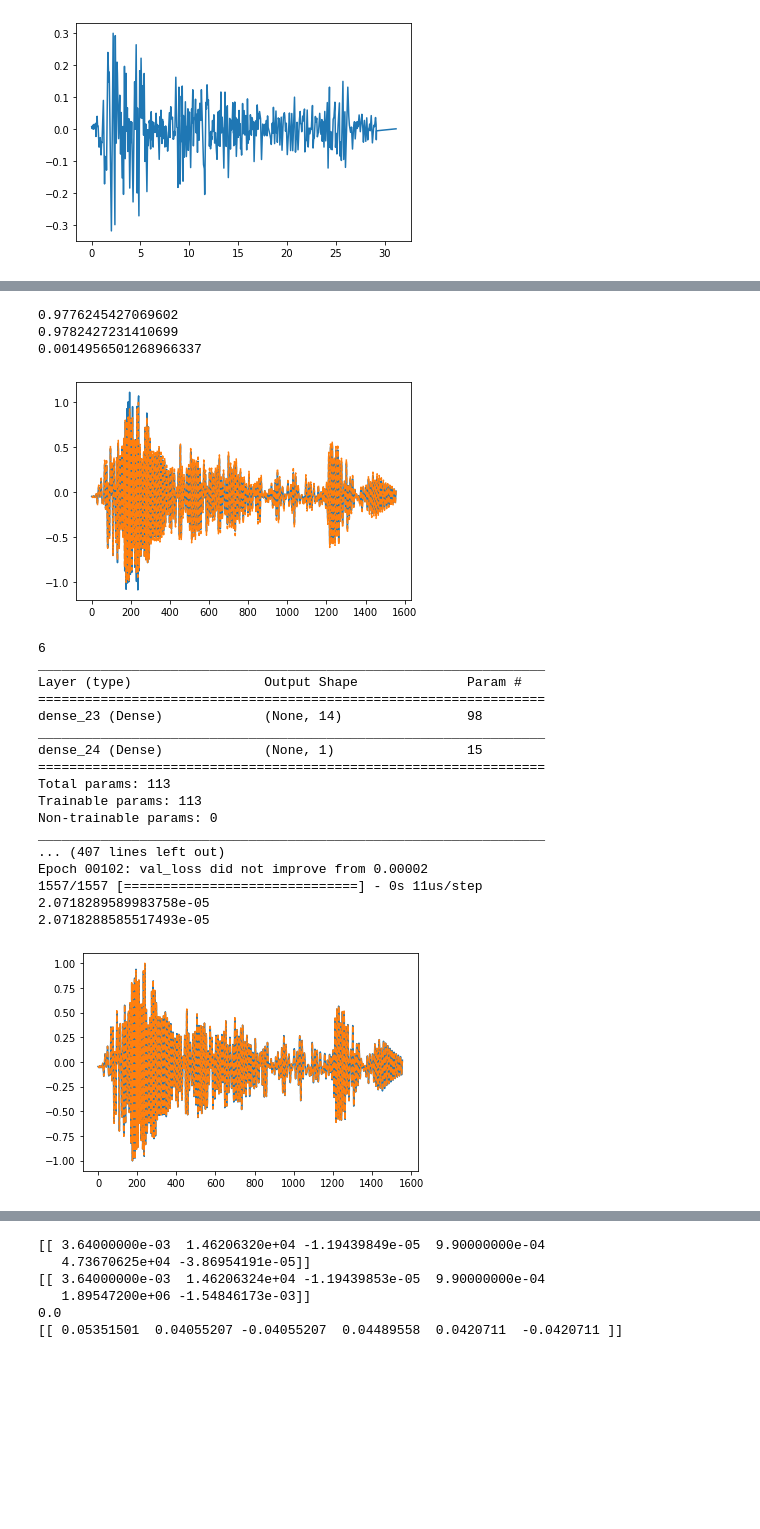
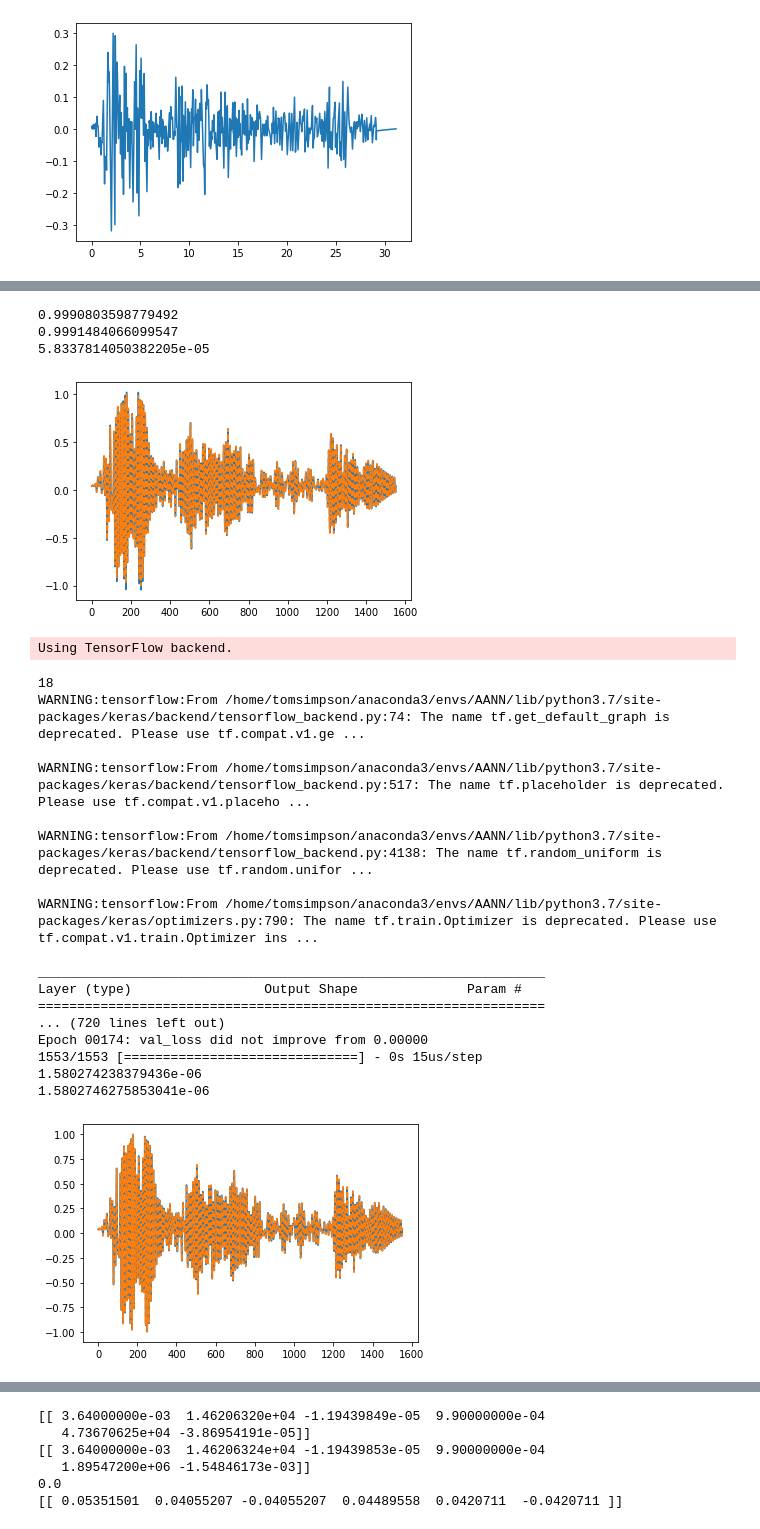
Before and after one commit to tomsimpson74/DynSub, a Jupyter notebook: DynSub_LSTM.ipynb, the cells around one changed output, grey strips where cells are left out. Cells and saved outputs as stored; diff of their text form; code cells hidden in the pictures; blank space fills up the shorter version.

```diff
--- a/DynSub_LSTM.ipynb
+++ b/DynSub_LSTM.ipynb
@@ -43,7 +42,7 @@ np.random.seed(1)
 k = (176.75+1224.1)*1e6
 m = 1.75e6
 c = 0.04*sqrt(k*m)
-knl = 50e12
+knl = 10e12
 #knl=0
 params=[k, c, m, knl, Ag, ts]
 
@@ -81,7 +80,7 @@ x_test = X[:,:]
 datasetTrain = np.concatenate((f_train,x_train),axis=1)
 datasetTest=np.concatenate((f_test,x_test),axis=1)
 
-def create_dataset(dataset, look_back=2):
+def create_dataset(dataset, look_back=6):
     X, Y = [], []
     for i in range(len(dataset)-look_back-1):
         a = dataset[i:(i+look_back), :]
@@ -124,61 +123,62 @@ plt.plot(x_test_norm,'--')
 from sklearn.metrics import mean_squared_error
 print(mean_squared_error(yy,x_test_norm))
 # %% [output]
-0.9776245427069602
-0.9782427231410699
-0.0014956501268966337
+0.9990803598779492
+0.9991484066099547
+5.8337814050382205e-05
-[figure, old version]
+[figure, new version]
 # %%
 from keras.models import Sequential
 from keras.layers import Dense
 from keras.callbacks import ModelCheckpoint, EarlyStopping
 from sklearn.preprocessing import normalize
 
 
 
 
 
-usualCallback = EarlyStopping(monitor='val_loss', min_delta=1e-10, patience = 50)
+usualCallback = EarlyStopping(monitor='val_loss', min_delta=1e-10, patience = 150)
 checkpoint = ModelCheckpoint('.mdl_wts.hdf5', verbose=1, monitor='val_loss',save_best_only=True, mode='auto')
 callbacks_list = [usualCallback, checkpoint]
 
 print(f_train.shape[1])
 
 nn = Sequential()
-nn.add(Dense(14,input_dim = f_train.shape[1], activation='tanh'))
+nn.add(Dense(22,input_dim = f_train.shape[1], activation='tanh'))
 nn.add(Dense(1,activation='linear'))
 nn.compile(loss='mean_squared_error', optimizer='adam')
 nn.summary()
 nn.load_weights('.mdl_wts.hdf5')
 nn.fit(f_train_norm,x_train_norm,validation_data=(f_test_norm,x_test_norm) ,epochs=2000, batch_size=64, callbacks=callbacks_list,shuffle=False)
 
 nn.load_weights('.mdl_wts.hdf5')
 print(nn.evaluate(f_test_norm,x_test_norm))
 
 yhat = nn.predict(f_test_norm)
 plt.plot(yhat)
 plt.plot(x_test_norm,'--')
 
 print(mean_squared_error(yhat,x_test_norm))
 # %% [output]
-6
-_________________________________________________________________
-Layer (type)                 Output Shape              Param #
-=================================================================
-dense_23 (Dense)             (None, 14)                98
-_________________________________________________________________
-dense_24 (Dense)             (None, 1)                 15
-=================================================================
-Total params: 113
-Trainable params: 113
-Non-trainable params: 0
-_________________________________________________________________
-... (407 lines left out)
-Epoch 00102: val_loss did not improve from 0.00002
-1557/1557 [==============================] - 0s 11us/step
-2.0718289589983758e-05
-2.0718288585517493e-05
+Using TensorFlow backend.
+18
+WARNING:tensorflow:From /home/tomsimpson/anaconda3/envs/AANN/lib/python3.7/site-packages/keras/backend/tensorflow_backend.py:74: The name tf.get_default_graph is deprecated. Please use tf.compat.v1.ge ...
+
+WARNING:tensorflow:From /home/tomsimpson/anaconda3/envs/AANN/lib/python3.7/site-packages/keras/backend/tensorflow_backend.py:517: The name tf.placeholder is deprecated. Please use tf.compat.v1.placeho ...
+
+WARNING:tensorflow:From /home/tomsimpson/anaconda3/envs/AANN/lib/python3.7/site-packages/keras/backend/tensorflow_backend.py:4138: The name tf.random_uniform is deprecated. Please use tf.random.unifor ...
+
+WARNING:tensorflow:From /home/tomsimpson/anaconda3/envs/AANN/lib/python3.7/site-packages/keras/optimizers.py:790: The name tf.train.Optimizer is deprecated. Please use tf.compat.v1.train.Optimizer ins ...
+
+_________________________________________________________________
+Layer (type)                 Output Shape              Param #
+=================================================================
+... (720 lines left out)
+Epoch 00174: val_loss did not improve from 0.00000
+1553/1553 [==============================] - 0s 15us/step
+1.580274238379436e-06
+1.5802746275853041e-06
-[figure, old version]
+[figure, new version]
 # %%
 %matplotlib inline
 import mpld3
```
Also changed, not shown: parts of 5 cells of this notebook, 4 other files.
